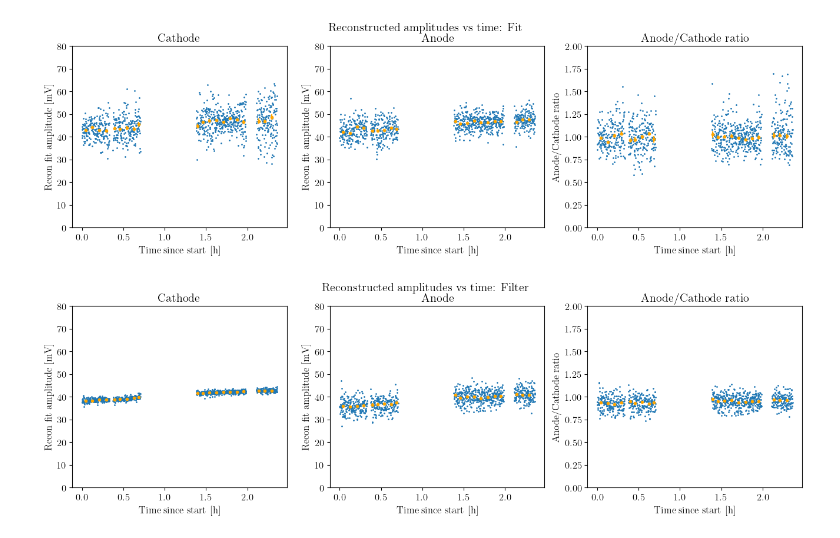
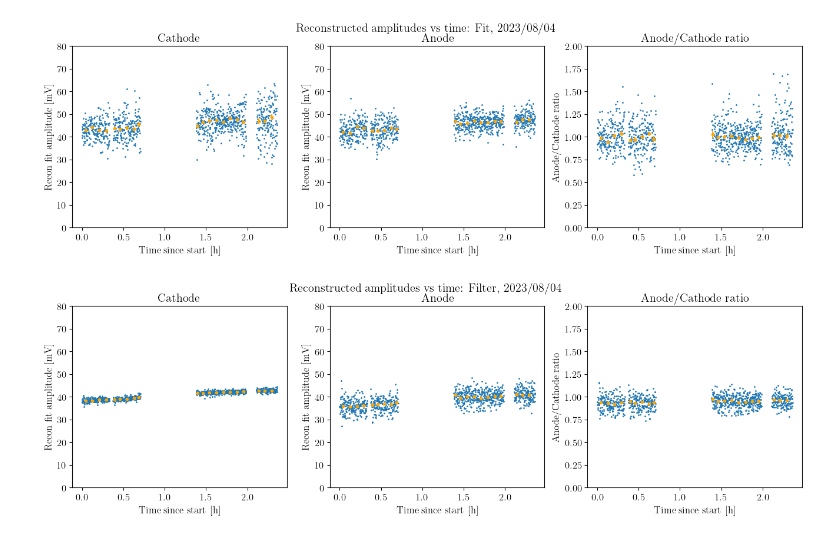
Before and after one commit to Moore-Lab/purity-monitor, a Jupyter notebook: ChargeMeasurements/LifetimeAnalysis/20230804_lifetime_analysis.ipynb, the cells around one changed output. Cells and saved outputs as stored; diff of their text form; code cells hidden in the pictures.

```diff
--- a/ChargeMeasurements/LifetimeAnalysis/20230804_lifetime_analysis.ipynb
+++ b/ChargeMeasurements/LifetimeAnalysis/20230804_lifetime_analysis.ipynb
@@ -17,6 +17,8 @@ data_path = '/Users/dcmoore/Library/CloudStorage/GoogleDrive-david.c.moore@yale.
 filename = 'LXe_C2700*.h5'
 
 anode_ch, cath_ch = 0, 1 ## channel numbers for anode and cathode
+
+plot_title = "2023/08/04"
 # %%
 ## intialize the dataset object and import data
 dset = ds.Dataset(data_path, Selection=filename)
@@ -144,33 +148,33 @@ for amp_method in amp_methods_to_use:
     ## now do the ratio
     plt.subplot(1,3,3)
     ch_anode, ch_cathode = channels[anode_ch], channels[cath_ch]
 
     if(amp_method == 'Fit'):
         recon_quant = ch_anode.ReconAmpFit/ch_cathode.ReconAmpFit
     elif(amp_method == 'Filter'):
         recon_quant = ch_anode.ReconAmpFilt/ch_cathode.ReconAmpFilt
 
 
     plt.plot(time_since_start, recon_quant, 'o', ms=1, label="Fit")
 
     ReconAmpRatio = []
     for tidx in range(len(tbins)-1):
         idx = (time_since_start > tbins[tidx]) & (time_since_start < tbins[tidx+1]) & ~np.isnan(recon_quant)
         if np.sum(idx) == 0: continue
         yvals = recon_quant[idx]
         plt.errorbar(np.mean(time_since_start[idx]), np.median(yvals), yerr=np.std(yvals)/np.sqrt(np.sum(idx)), ms=3, fmt='o', color='orange')
 
         ReconAmpRatio.append([np.mean(time_since_start[idx]), np.median(yvals), np.std(yvals)/np.sqrt(np.sum(idx))])
 
 
     plt.xlabel('Time since start [h]')
     plt.ylabel("Anode/Cathode ratio")
     plt.title("Anode/Cathode ratio")
     plt.ylim(0, 2)
-    plt.suptitle("Reconstructed amplitudes vs time: %s" % amp_method)
+    plt.suptitle("Reconstructed amplitudes vs time: %s, " % amp_method + plot_title)
 
     ReconAmpRatio = np.array(ReconAmpRatio)
     recon_ratios.append(ReconAmpRatio)
 # %% [output]
-[figure, old version]
+[figure, new version]
-[figure, old version]
+[figure, new version]
```
Also changed, not shown: parts of 4 cells of this notebook, 1 other file.
